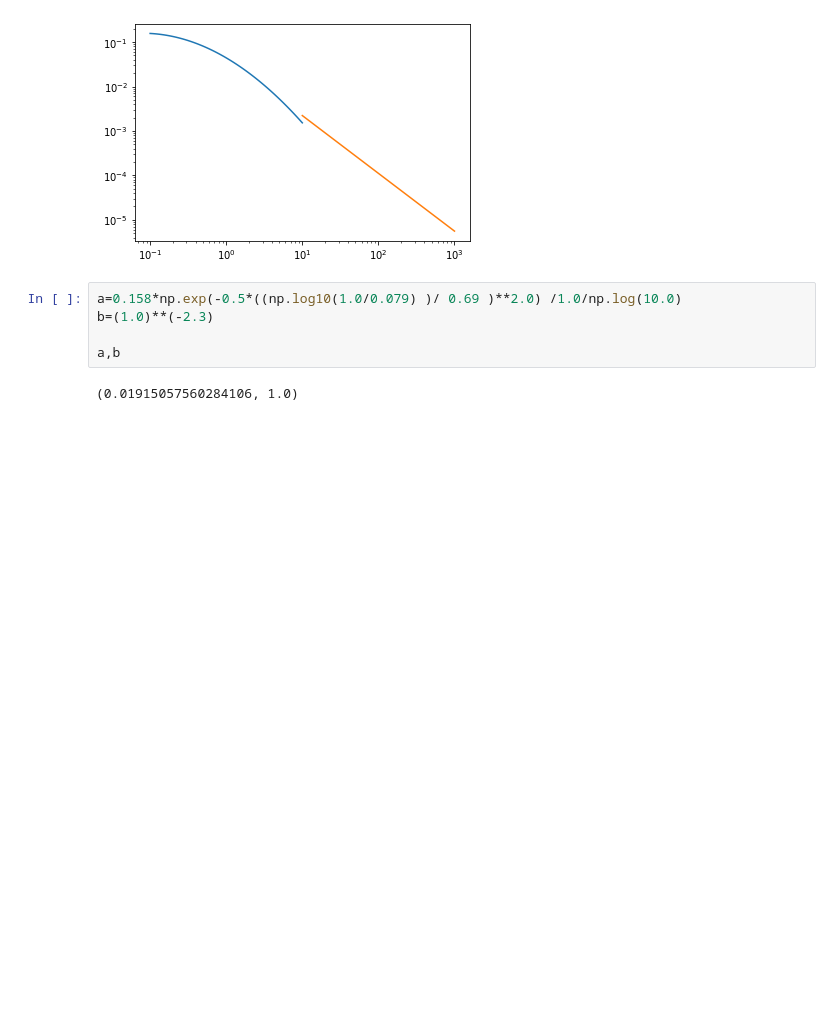
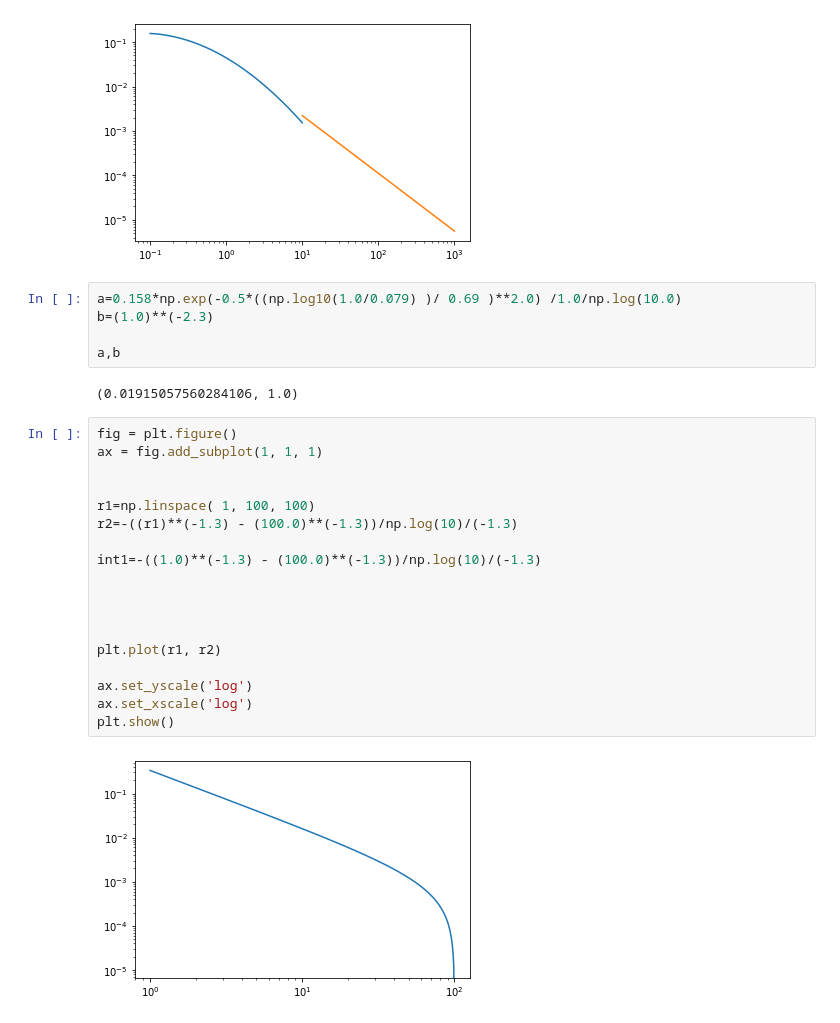
Before and after one commit to maedarn/code_tohoku, a Jupyter notebook: py/IMF.ipynb, the cells around one changed output. Drawn from its saved outputs; the diff is of its cells as text; blank space fills up the shorter version.

```diff
--- a/py/IMF.ipynb
+++ b/py/IMF.ipynb
@@ -63,3 +79,23 @@ b=(1.0)**(-2.3)
 a,b
 # %% [output]
 (0.01915057560284106, 1.0)
+# %%
+fig = plt.figure()
+ax = fig.add_subplot(1, 1, 1)
+
+
+r1=np.linspace( 1, 100, 100)
+r2=-((r1)**(-1.3) - (100.0)**(-1.3))/np.log(10)/(-1.3)
+
+int1=-((1.0)**(-1.3) - (100.0)**(-1.3))/np.log(10)/(-1.3)
+
+
+
+
+plt.plot(r1, r2)
+
+ax.set_yscale('log')
+ax.set_xscale('log')
+plt.show()
+# %% [output]
+[figure, added]
```
Also changed, not shown: parts of 11 cells of this notebook, 53 other files.
